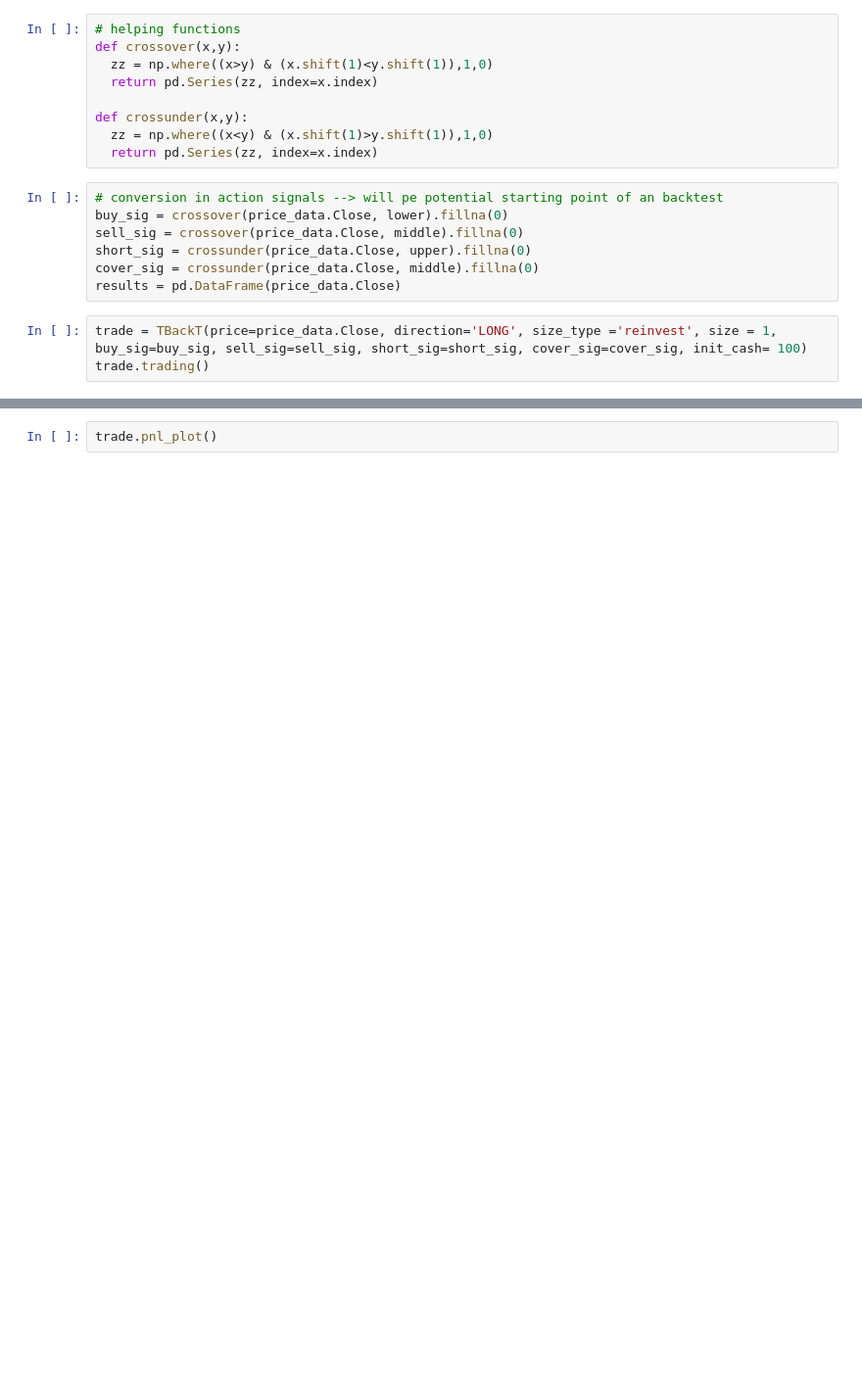
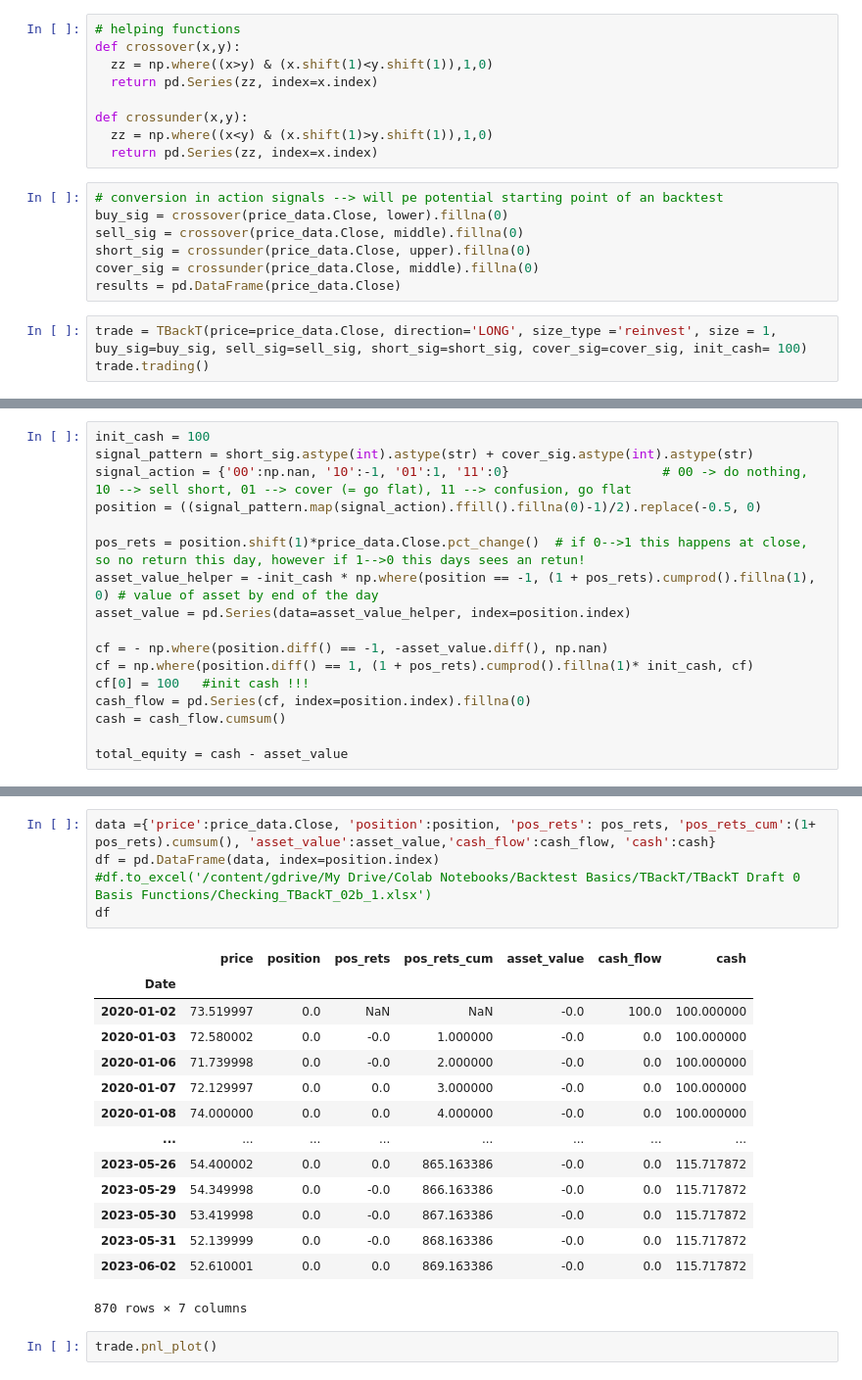
Before and after one commit to tluxxx/General_Test, a Jupyter notebook: TBackT_Draft_Version_0_2_b.ipynb, the cells around one changed output, grey strips where cells are left out. Shown at 98% size. Drawn from its saved outputs; the diff is of its cells as text; blank space fills up the shorter version.

```diff
--- a/TBackT_Draft_Version_0_2_b.ipynb
+++ b/TBackT_Draft_Version_0_2_b.ipynb
@@ -217,3 +217,20 @@ fig.update_layout(title=' Total equity', xaxis_title="Date", yaxis_title='Total
 #df
 # %% [output]
 [interactive output not drawn]
+# %%
+init_cash = 100
+signal_pattern = short_sig.astype(int).astype(str) + cover_sig.astype(int).astype(str)
+signal_action = {'00':np.nan, '10':-1, '01':1, '11':0}                    # 00 -> do nothing, 10 --> sell short, 01 --> cover (= go flat), 11 --> confusion, go flat
+position = ((signal_pattern.map(signal_action).ffill().fillna(0)-1)/2).replace(-0.5, 0)
+
+pos_rets = position.shift(1)*price_data.Close.pct_change()  # if 0-->1 this happens at close, so no return this day, however if 1-->0 this days sees an retun!
+asset_value_helper = -init_cash * np.where(position == -1, (1 + pos_rets).cumprod().fillna(1), 0) # value of asset by end of the day
+asset_value = pd.Series(data=asset_value_helper, index=position.index)
+
+cf = - np.where(position.diff() == -1, -asset_value.diff(), np.nan)
+cf = np.where(position.diff() == 1, (1 + pos_rets).cumprod().fillna(1)* init_cash, cf)
+cf[0] = 100   #init cash !!!
+cash_flow = pd.Series(cf, index=position.index).fillna(0)
+cash = cash_flow.cumsum()
+
+total_equity = cash - asset_value
@@ -220,3 +248,23 @@ fig.update_layout(title=' Total equity', xaxis_title="Date", yaxis_title='Total
+# %%
+data ={'price':price_data.Close, 'position':position, 'pos_rets': pos_rets, 'pos_rets_cum':(1+ pos_rets).cumsum(), 'asset_value':asset_value,'cash_flow':cash_flow, 'cash':cash}
+df = pd.DataFrame(data, index=position.index)
+#df.to_excel('/content/gdrive/My Drive/Colab Notebooks/Backtest Basics/TBackT/TBackT Draft 0 Basis Functions/Checking_TBackT_02b_1.xlsx')
+df
+# %% [output]
+|  | price | position | pos_rets | pos_rets_cum | asset_value | cash_flow | cash |
+| Date |  |  |  |  |  |  |  |
+| 2020-01-02 | 73.519997 | 0.0 | NaN | NaN | -0.0 | 100.0 | 100.000000 |
+| 2020-01-03 | 72.580002 | 0.0 | -0.0 | 1.000000 | -0.0 | 0.0 | 100.000000 |
+| 2020-01-06 | 71.739998 | 0.0 | -0.0 | 2.000000 | -0.0 | 0.0 | 100.000000 |
+| 2020-01-07 | 72.129997 | 0.0 | 0.0 | 3.000000 | -0.0 | 0.0 | 100.000000 |
+| 2020-01-08 | 74.000000 | 0.0 | 0.0 | 4.000000 | -0.0 | 0.0 | 100.000000 |
+| ... | ... | ... | ... | ... | ... | ... | ... |
+| 2023-05-26 | 54.400002 | 0.0 | 0.0 | 865.163386 | -0.0 | 0.0 | 115.717872 |
+| 2023-05-29 | 54.349998 | 0.0 | -0.0 | 866.163386 | -0.0 | 0.0 | 115.717872 |
+| 2023-05-30 | 53.419998 | 0.0 | -0.0 | 867.163386 | -0.0 | 0.0 | 115.717872 |
+| 2023-05-31 | 52.139999 | 0.0 | -0.0 | 868.163386 | -0.0 | 0.0 | 115.717872 |
+| 2023-06-02 | 52.610001 | 0.0 | 0.0 | 869.163386 | -0.0 | 0.0 | 115.717872 |
+870 rows × 7 columns
 # %%
 trade.pnl_plot()
 # %% [output]
```
Also changed, not shown: parts of 2 cells of this notebook.
